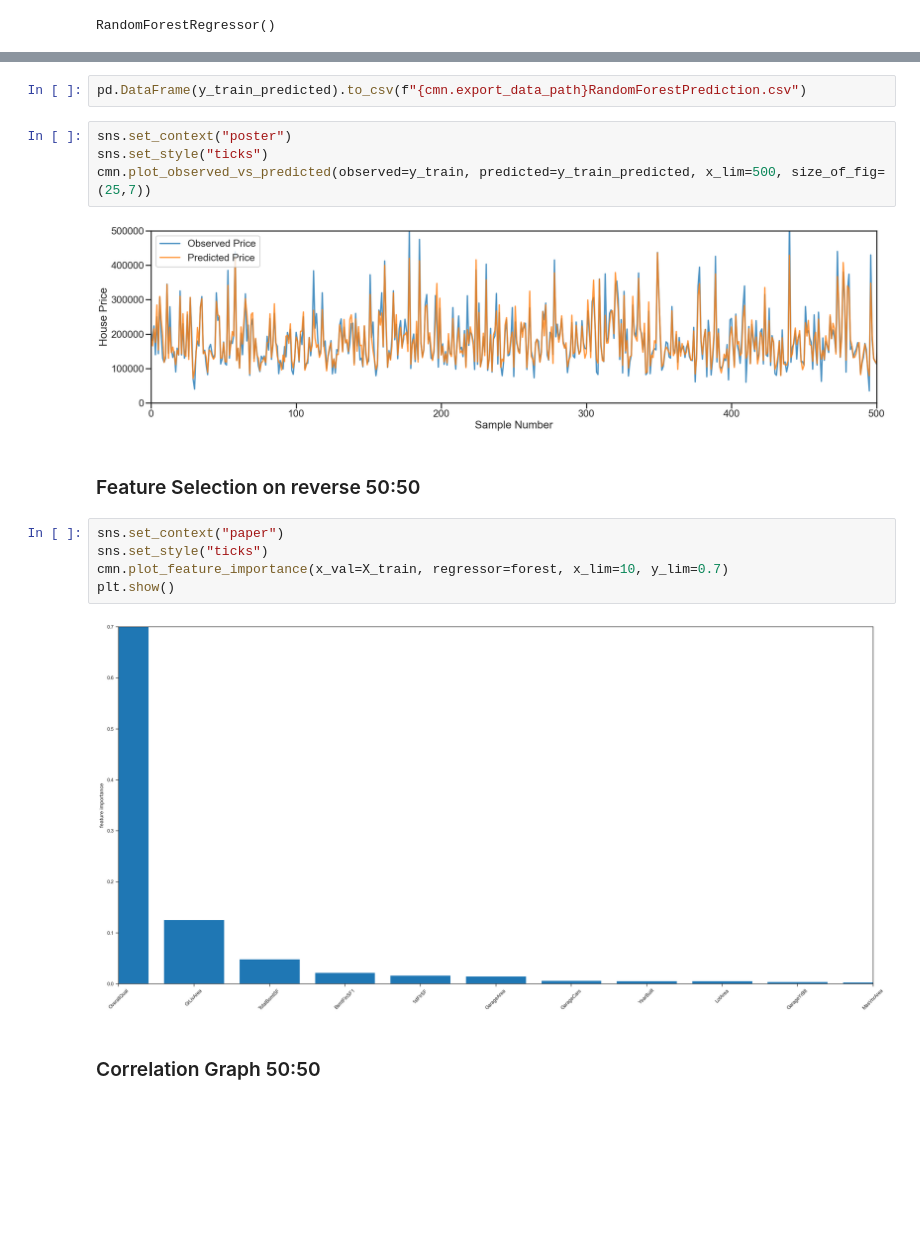
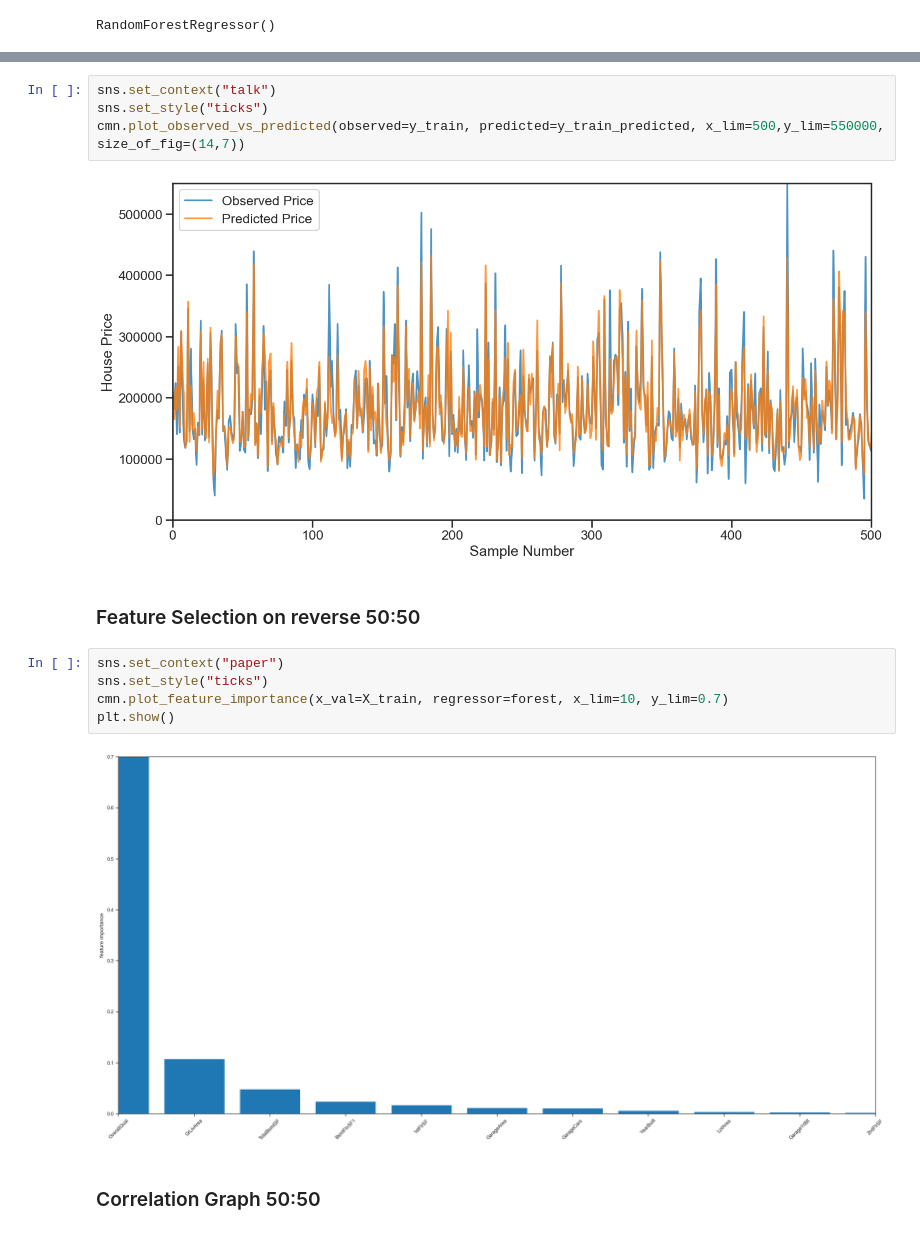
Before and after one commit to yummypugs/Data-Analytics-in-Business, a Jupyter notebook: 3.1.2 Stringless_Housing_RandomForest.ipynb, the cells around one changed output, grey strips where cells are left out. Cells and saved outputs as stored; diff of their text form; blank space fills up the shorter version.

```diff
--- a/3.1.2 Stringless_Housing_RandomForest.ipynb
+++ b/3.1.2 Stringless_Housing_RandomForest.ipynb
@@ -122,11 +122,9 @@ array([195294.5687, 165730.1984, 215145.8681, ..., 256516.3263,
-# %%
-pd.DataFrame(y_train_predicted).to_csv(f"{cmn.export_data_path}RandomForestPrediction.csv")
 # %%
-sns.set_context("poster")
+sns.set_context("talk")
 sns.set_style("ticks")
-cmn.plot_observed_vs_predicted(observed=y_train, predicted=y_train_predicted, x_lim=500, size_of_fig=(25,7))
+cmn.plot_observed_vs_predicted(observed=y_train, predicted=y_train_predicted, x_lim=500,y_lim=550000, size_of_fig=(14,7))
 # %% [output]
-[figure, old version]
+[figure, new version]
 # %% [markdown]
 ### Feature Selection on reverse 50:50
 # %%
@@ -135,7 +133,7 @@ sns.set_style("ticks")
 cmn.plot_feature_importance(x_val=X_train, regressor=forest, x_lim=10, y_lim=0.7)
 plt.show()
 # %% [output]
-[figure, old version]
+[figure, new version]
 # %% [markdown]
 ### Correlation Graph 50:50
 # %%
```
Also changed, not shown: parts of 8 cells of this notebook, 2 other files.
